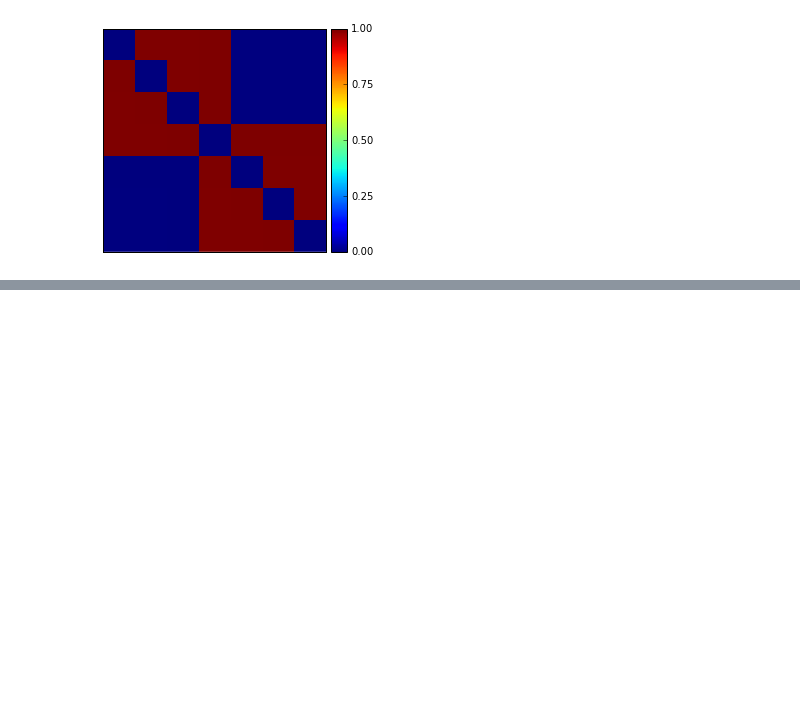
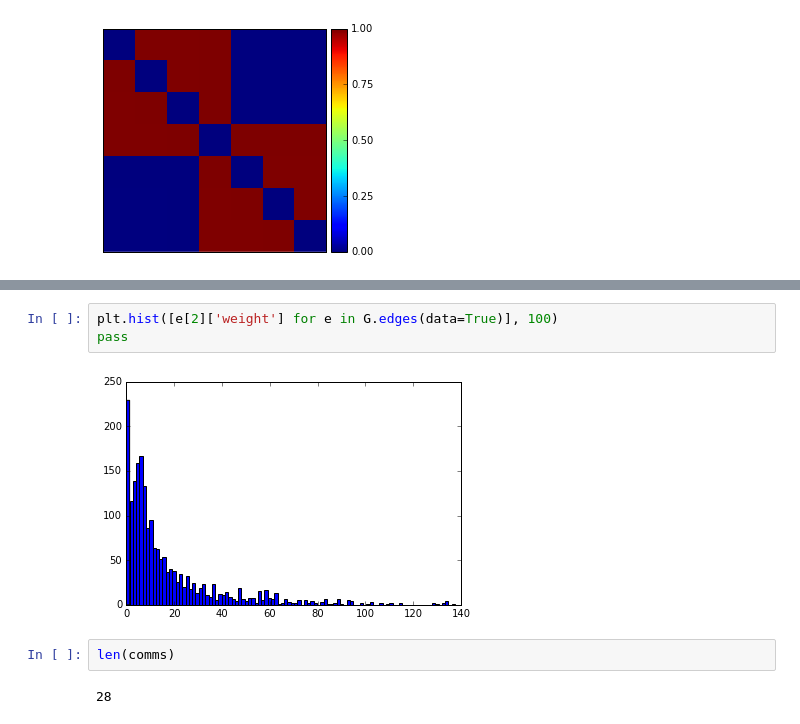
Before and after one commit to yangkuoone/WeiCLAM, a Jupyter notebook: code/Model Comparation.ipynb, the cells around one changed output, grey strips where cells are left out. Drawn from its saved outputs; the diff is of its cells as text; blank space fills up the shorter version.

```diff
--- a/code/Model Comparation.ipynb
+++ b/code/Model Comparation.ipynb
@@ -154,0 +352,9 @@ print MixedModularity(F, At)
+# %%
+plt.hist([e[2]['weight'] for e in G.edges(data=True)], 100)
+pass
+# %% [output]
+[figure, added]
+# %%
+len(comms)
+# %% [output]
+28
```
Also changed, not shown: parts of 23 cells of this notebook, 4 other files.
